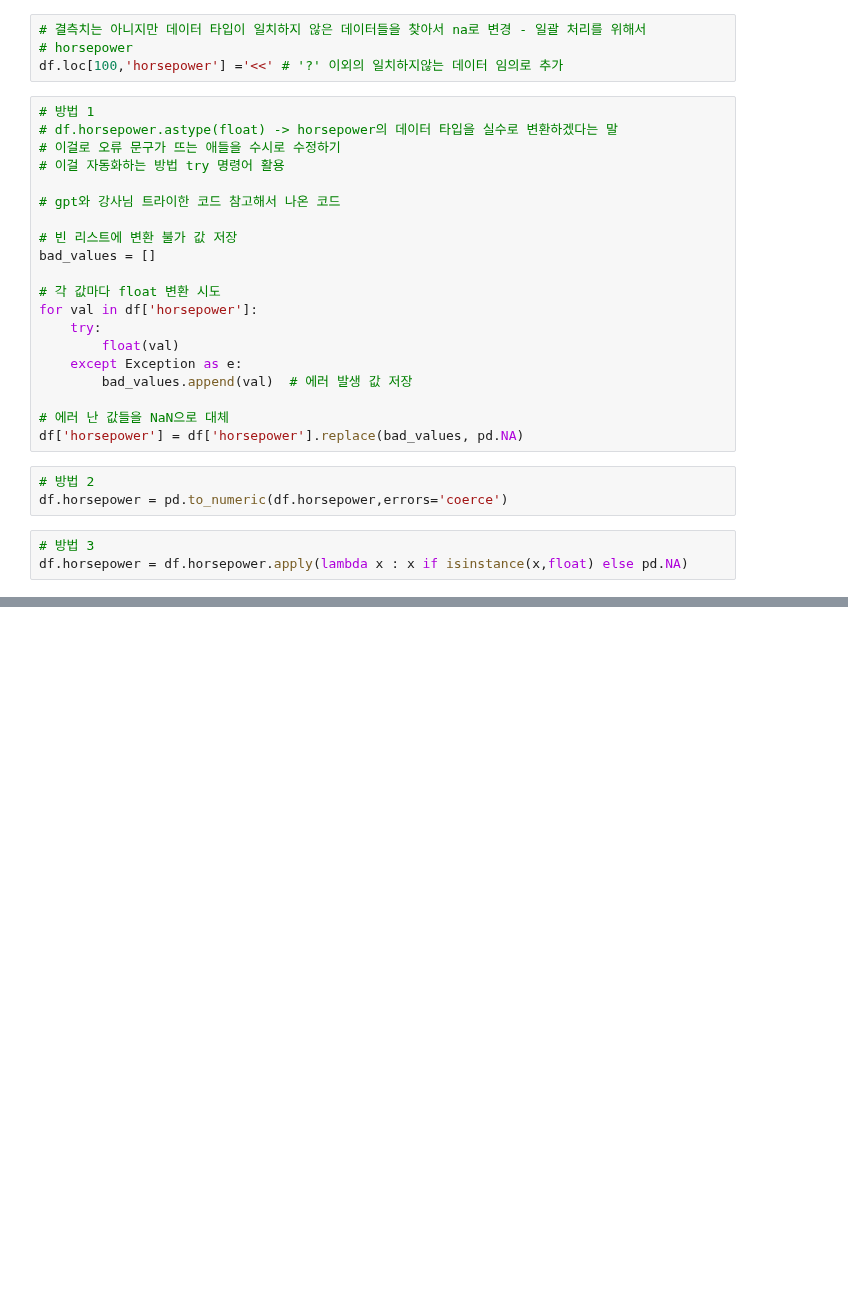
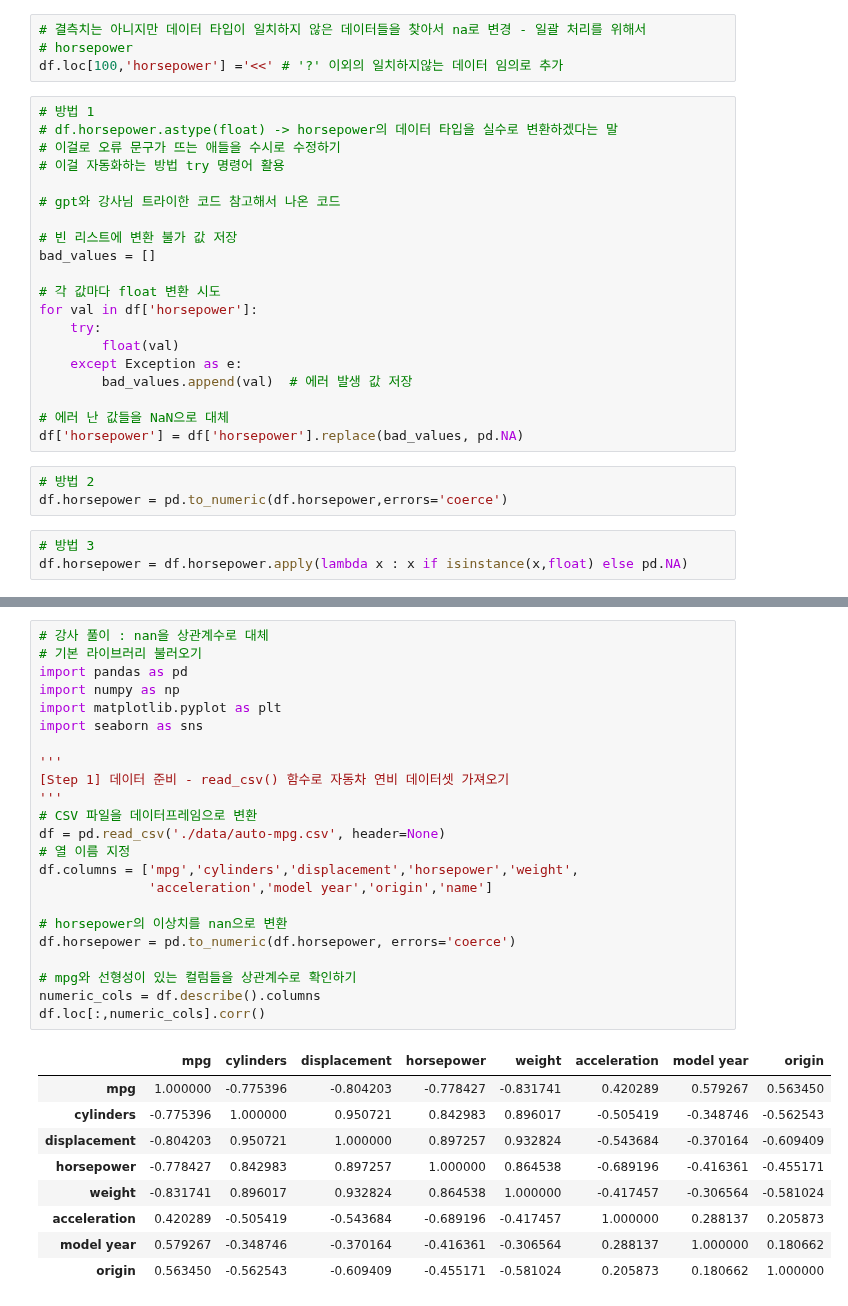
Before and after one commit to carookim/Python, a Jupyter notebook: pandas-data-analysis/part7/7.1_simple_linear_regression.ipynb, the cells around one changed output, grey strips where cells are left out. Cells and saved outputs as stored; diff of their text form; blank space fills up the shorter version.

```diff
--- a/pandas-data-analysis/part7/7.1_simple_linear_regression.ipynb
+++ b/pandas-data-analysis/part7/7.1_simple_linear_regression.ipynb
@@ -405,0 +266,33 @@ sns.kdeplot(x='squared_error',  data=test_preds, ax=axes[1]);
+# %%
+# 강사 풀이 : nan을 상관계수로 대체
+# 기본 라이브러리 불러오기
+import pandas as pd
+import numpy as np
+import matplotlib.pyplot as plt
+import seaborn as sns
+
+'''
+[Step 1] 데이터 준비 - read_csv() 함수로 자동차 연비 데이터셋 가져오기
+'''
+# CSV 파일을 데이터프레임으로 변환
+df = pd.read_csv('./data/auto-mpg.csv', header=None)
+# 열 이름 지정
+df.columns = ['mpg','cylinders','displacement','horsepower','weight',
+              'acceleration','model year','origin','name']
+
+# horsepower의 이상치를 nan으로 변환
+df.horsepower = pd.to_numeric(df.horsepower, errors='coerce')
+
+# mpg와 선형성이 있는 컬럼들을 상관계수로 확인하기
+numeric_cols = df.describe().columns
+df.loc[:,numeric_cols].corr()
+# %% [output]
+|  | mpg | cylinders | displacement | horsepower | weight | acceleration | model year | origin |
+| mpg | 1.000000 | -0.775396 | -0.804203 | -0.778427 | -0.831741 | 0.420289 | 0.579267 | 0.563450 |
+| cylinders | -0.775396 | 1.000000 | 0.950721 | 0.842983 | 0.896017 | -0.505419 | -0.348746 | -0.562543 |
+| displacement | -0.804203 | 0.950721 | 1.000000 | 0.897257 | 0.932824 | -0.543684 | -0.370164 | -0.609409 |
+| horsepower | -0.778427 | 0.842983 | 0.897257 | 1.000000 | 0.864538 | -0.689196 | -0.416361 | -0.455171 |
+| weight | -0.831741 | 0.896017 | 0.932824 | 0.864538 | 1.000000 | -0.417457 | -0.306564 | -0.581024 |
+| acceleration | 0.420289 | -0.505419 | -0.543684 | -0.689196 | -0.417457 | 1.000000 | 0.288137 | 0.205873 |
+| model year | 0.579267 | -0.348746 | -0.370164 | -0.416361 | -0.306564 | 0.288137 | 1.000000 | 0.180662 |
+| origin | 0.563450 | -0.562543 | -0.609409 | -0.455171 | -0.581024 | 0.205873 | 0.180662 | 1.000000 |
```
Also changed, not shown: parts of 36 cells of this notebook.
